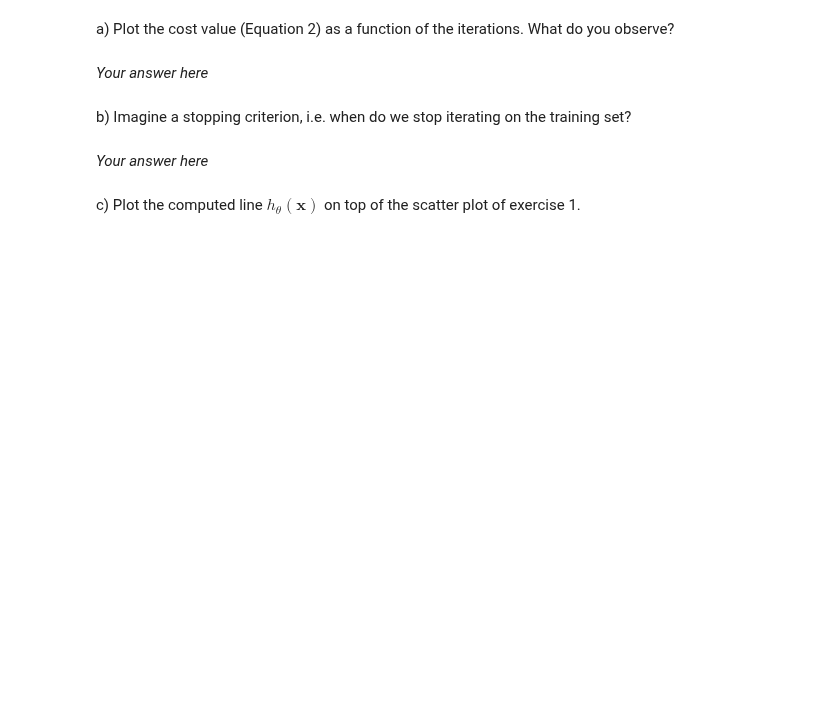
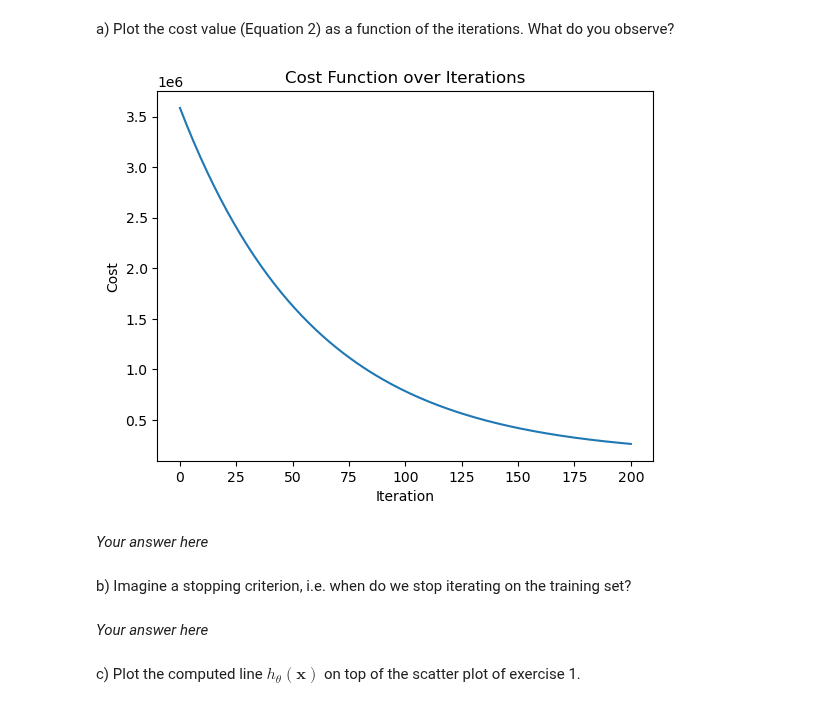
Before and after one commit to evarayHEIG/machle_labs, a Jupyter notebook: pw4/pw4-linear-regression-stud.ipynb, the cells around one changed output. Drawn from its saved outputs; the diff is of its cells as text; code cells hidden in the pictures; blank space fills up the shorter version.

```diff
--- a/pw4/pw4-linear-regression-stud.ipynb
+++ b/pw4/pw4-linear-regression-stud.ipynb
@@ -99,6 +136,13 @@ theory, the update rules are:
 a) Plot the cost value (Equation 2) as a function of the iterations. What do you observe?
 # %%
 # Your code here
+plt.plot(costs)
+plt.title('Cost Function over Iterations')
+plt.xlabel('Iteration')
+plt.ylabel('Cost')
+plt.show()
+# %% [output]
+[figure, added]
 # %% [markdown]
 _Your answer here_
 # %% [markdown]
```
Also changed, not shown: parts of 9 cells of this notebook.
